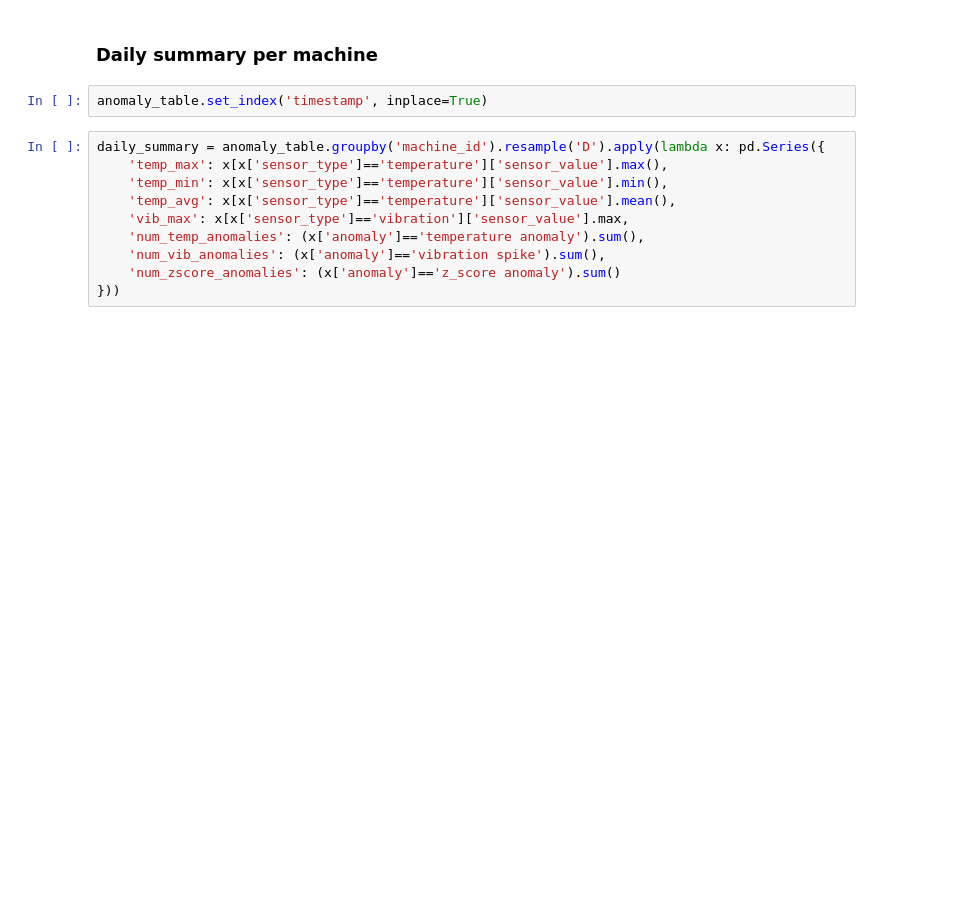
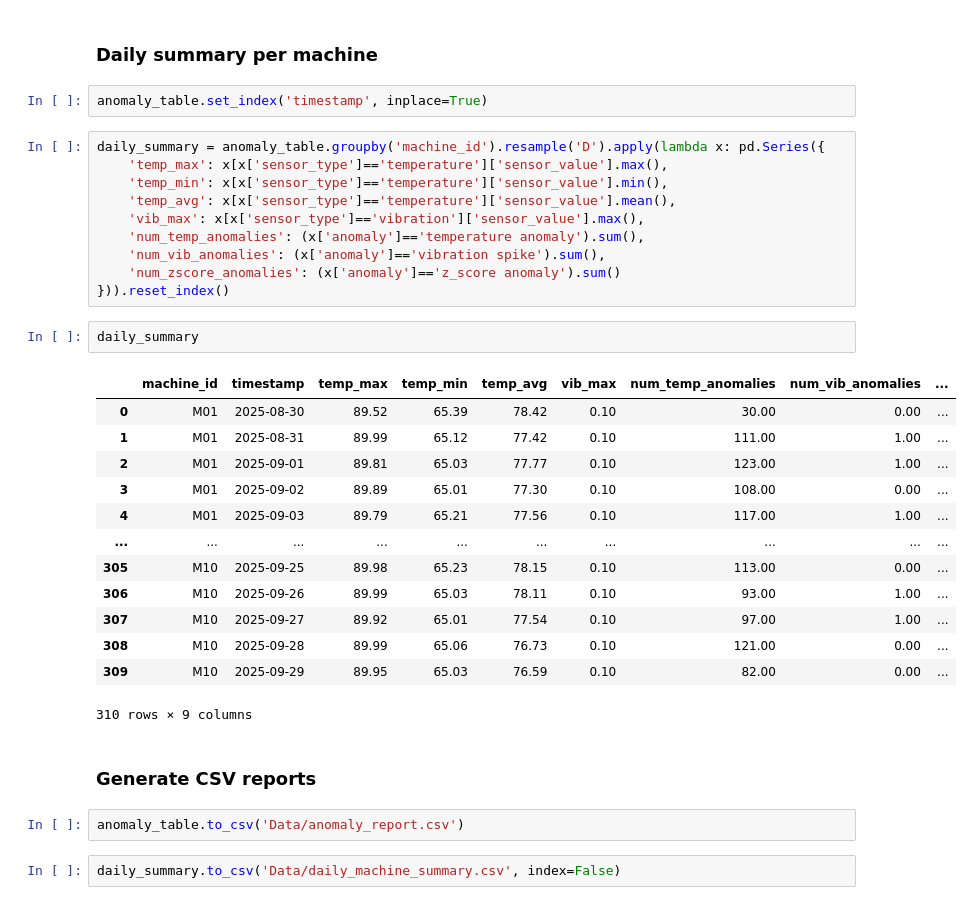
Before and after one commit to sameer99-debug/pandas, a Jupyter notebook: project1.ipynb, the cells around one changed output. Saved outputs shown, nothing was run; the diff lists cells and outputs as text; blank space fills up the shorter version.

```diff
--- a/project1.ipynb
+++ b/project1.ipynb
@@ -506,8 +506,30 @@ daily_summary = anomaly_table.groupby('machine_id').resample('D').apply(lambda x
     'temp_max': x[x['sensor_type']=='temperature']['sensor_value'].max(),
     'temp_min': x[x['sensor_type']=='temperature']['sensor_value'].min(),
     'temp_avg': x[x['sensor_type']=='temperature']['sensor_value'].mean(),
-    'vib_max': x[x['sensor_type']=='vibration']['sensor_value'].max,
+    'vib_max': x[x['sensor_type']=='vibration']['sensor_value'].max(),
     'num_temp_anomalies': (x['anomaly']=='temperature anomaly').sum(),
     'num_vib_anomalies': (x['anomaly']=='vibration spike').sum(),
     'num_zscore_anomalies': (x['anomaly']=='z_score anomaly').sum()
-}))
+})).reset_index()
+# %%
+daily_summary
+# %% [output]
+|  | machine_id | timestamp | temp_max | temp_min | temp_avg | vib_max | num_temp_anomalies | num_vib_anomalies | ... |
+| 0 | M01 | 2025-08-30 | 89.52 | 65.39 | 78.42 | 0.10 | 30.00 | 0.00 | ... |
+| 1 | M01 | 2025-08-31 | 89.99 | 65.12 | 77.42 | 0.10 | 111.00 | 1.00 | ... |
+| 2 | M01 | 2025-09-01 | 89.81 | 65.03 | 77.77 | 0.10 | 123.00 | 1.00 | ... |
+| 3 | M01 | 2025-09-02 | 89.89 | 65.01 | 77.30 | 0.10 | 108.00 | 0.00 | ... |
+| 4 | M01 | 2025-09-03 | 89.79 | 65.21 | 77.56 | 0.10 | 117.00 | 1.00 | ... |
+| ... | ... | ... | ... | ... | ... | ... | ... | ... | ... |
+| 305 | M10 | 2025-09-25 | 89.98 | 65.23 | 78.15 | 0.10 | 113.00 | 0.00 | ... |
+| 306 | M10 | 2025-09-26 | 89.99 | 65.03 | 78.11 | 0.10 | 93.00 | 1.00 | ... |
+| 307 | M10 | 2025-09-27 | 89.92 | 65.01 | 77.54 | 0.10 | 97.00 | 1.00 | ... |
+| 308 | M10 | 2025-09-28 | 89.99 | 65.06 | 76.73 | 0.10 | 121.00 | 0.00 | ... |
+| 309 | M10 | 2025-09-29 | 89.95 | 65.03 | 76.59 | 0.10 | 82.00 | 0.00 | ... |
+310 rows × 9 columns
+# %% [markdown]
+### Generate CSV reports
+# %%
+anomaly_table.to_csv('Data/anomaly_report.csv')
+# %%
+daily_summary.to_csv('Data/daily_machine_summary.csv', index=False)
```
